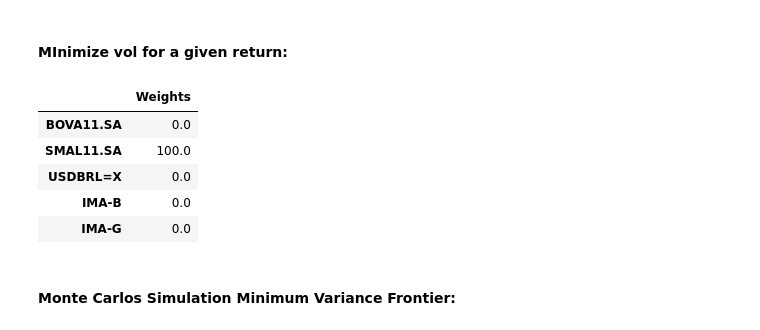
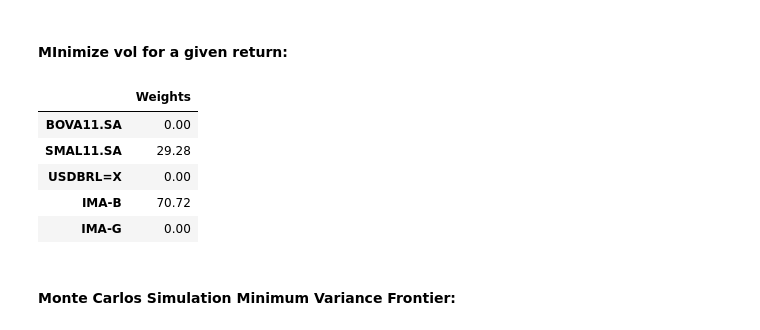
Before and after one commit to pedroosorio98/PyFinLib, a Jupyter notebook: PyFinLib Tools/PyFinLib Tools.ipynb, the cells around one changed output. Saved outputs shown, nothing was run; the diff lists cells and outputs as text; code cells hidden in the pictures.

```diff
--- a/PyFinLib Tools/PyFinLib Tools.ipynb
+++ b/PyFinLib Tools/PyFinLib Tools.ipynb
@@ -233,16 +200,19 @@ pf.main_stats(rets,rf=pf.annualized_rets(cdi["CDI"]).round(3))
 | IMA-G | 0.115197 | 0.035319 | 0.656774 | -0.057773 | -0.002577 | ... |
 # %% [markdown]
 #### MInimize vol for a given return:
+# %%
+cov_matrix = rets.cov()
+expected_returns = pf.annualized_rets(rets)
 # %%
-weights_target_20 = pf.target_ret_min_vol(cov_matrix,expected_returns,target=0.2)
-pd.DataFrame(weights_target_20*100,index=cov_matrix.index,columns=["Weights"]).round(2)
+weights_target_145 = pf.target_ret_min_vol(cov_matrix,expected_returns,target=0.145)
+pd.DataFrame(weights_target_145*100,index=cov_matrix.index,columns=["Weights"]).round(2)
 # %% [output]
 |  | Weights |
-| BOVA11.SA | 0.0 |
-| SMAL11.SA | 100.0 |
-| USDBRL=X | 0.0 |
-| IMA-B | 0.0 |
-| IMA-G | 0.0 |
+| BOVA11.SA | 0.00 |
+| SMAL11.SA | 29.28 |
+| USDBRL=X | 0.00 |
+| IMA-B | 70.72 |
+| IMA-G | 0.00 |
 # %% [markdown]
 #### Monte Carlos Simulation Minimum Variance Frontier:
 # %%
```
Also changed, not shown: parts of 31 cells of this notebook.
